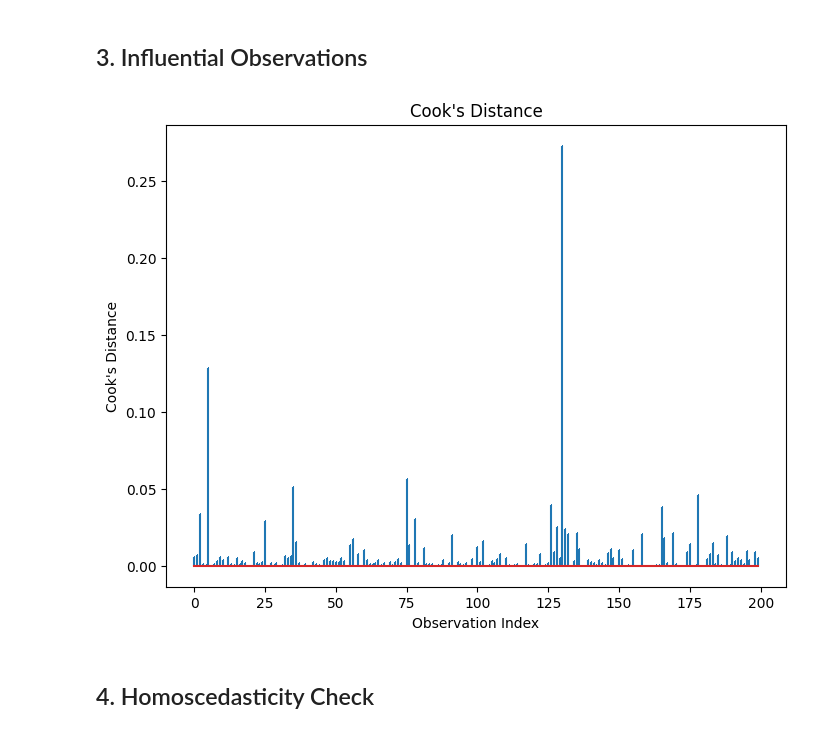
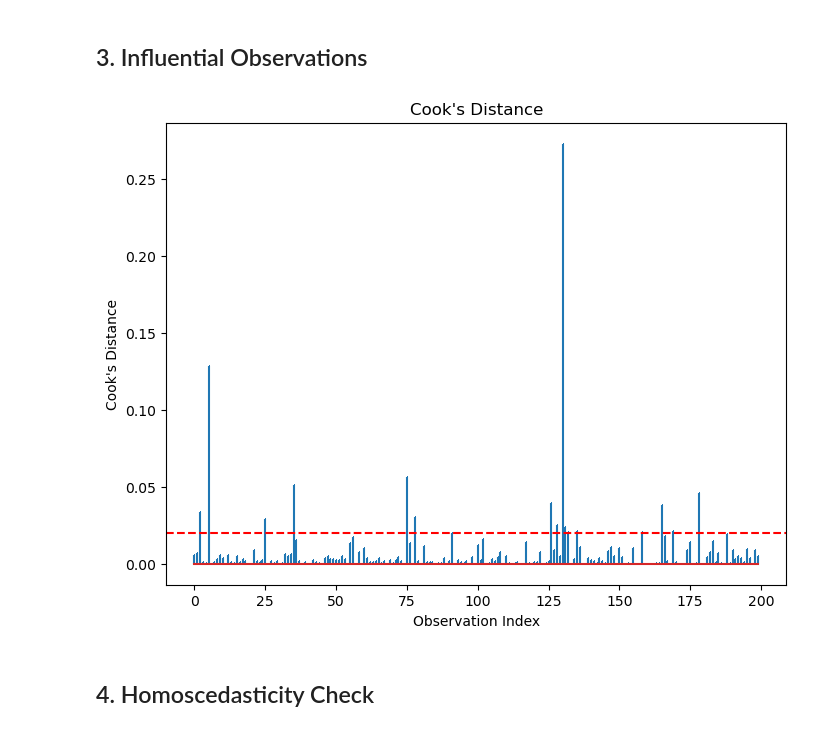
Before and after one commit to Data200-MaySession/data-200, a Jupyter notebook: week-1/RegressionWithDiagnostics.ipynb, the cells around one changed output. Drawn from its saved outputs; the diff is of its cells as text; code cells hidden in the pictures.

```diff
--- a/week-1/RegressionWithDiagnostics.ipynb
+++ b/week-1/RegressionWithDiagnostics.ipynb
@@ -138,14 +138,15 @@ Values are in the range 0-5 so it's all right
 # %%
 influence = ols_model.get_influence()
 (c, p) = influence.cooks_distance
 plt.figure(figsize=(8,6))
 plt.stem(np.arange(len(c)), c, markerfmt=",")
+plt.axhline(4 / len(c), color='red', linestyle='--', label='Threshold (4/n)')
 plt.title("Cook's Distance")
 plt.xlabel("Observation Index")
 plt.ylabel("Cook's Distance")
 plt.show()
 # %% [output]
-[figure, old version]
+[figure, new version]
 # %% [markdown]
 ## 4. Homoscedasticity Check
 # %%
```
Also changed, not shown: parts of 5 cells of this notebook, 1 other file.
